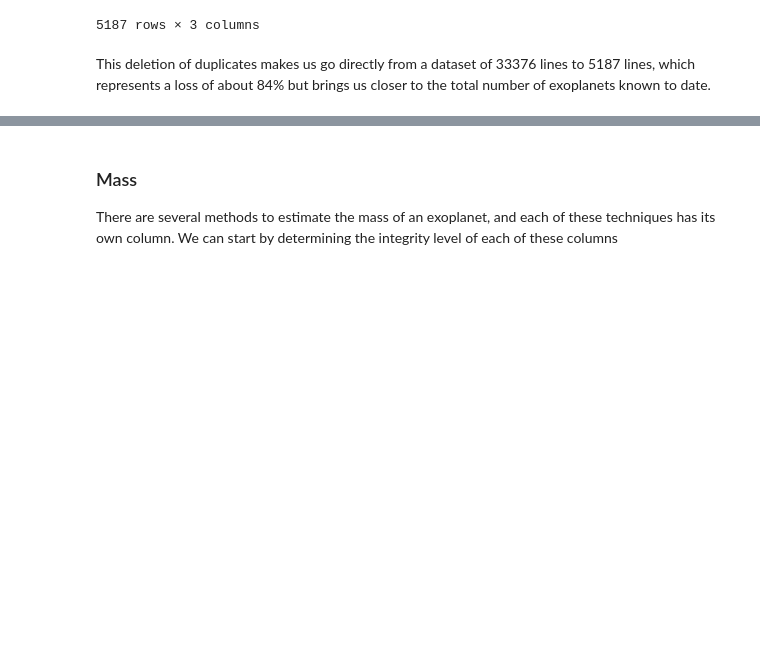
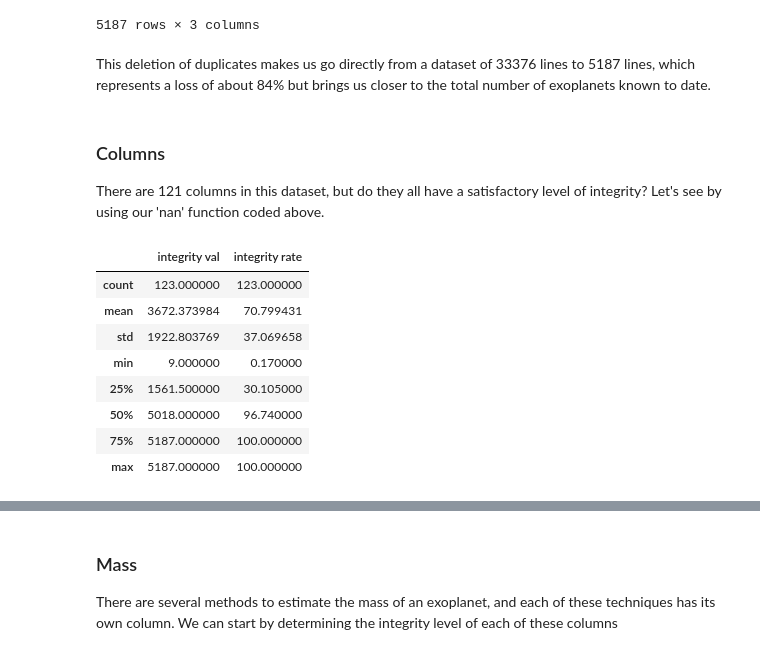
Before and after one commit to Kartmaan/Exoplanets, a Jupyter notebook: exoplanets.ipynb, the cells around one changed output, grey strips where cells are left out. Saved outputs shown, nothing was run; the diff lists cells and outputs as text; code cells hidden in the pictures; blank space fills up the shorter version.

```diff
--- a/exoplanets.ipynb
+++ b/exoplanets.ipynb
@@ -231,3 +229,6 @@ df[['pl_name', 'default_flag', 'pl_pubdate']]
 5187 rows × 3 columns
 # %% [markdown]
 This deletion of duplicates makes us go directly from a dataset of 33376 lines to 5187 lines, which represents a loss of about 84% but brings us closer to the total number of exoplanets known to date.
+# %% [markdown]
+### Columns
+There are 121 columns in this dataset, but do they all have a satisfactory level of integrity? Let's see by using our 'nan' function coded above.
@@ -233,0 +244,12 @@ This deletion of duplicates makes us go directly from a dataset of 33376 lines t
+# %%
+integ_df.describe()
+# %% [output]
+|  | integrity val | integrity rate |
+| count | 123.000000 | 123.000000 |
+| mean | 3672.373984 | 70.799431 |
+| std | 1922.803769 | 37.069658 |
+| min | 9.000000 | 0.170000 |
+| 25% | 1561.500000 | 30.105000 |
+| 50% | 5018.000000 | 96.740000 |
+| 75% | 5187.000000 | 100.000000 |
+| max | 5187.000000 | 100.000000 |
```
Also changed, not shown: parts of 11 cells of this notebook.
